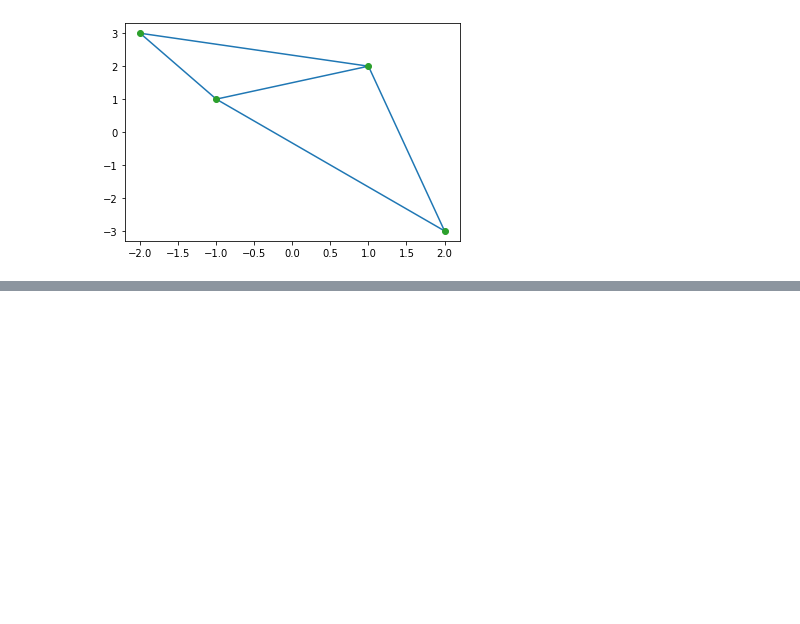
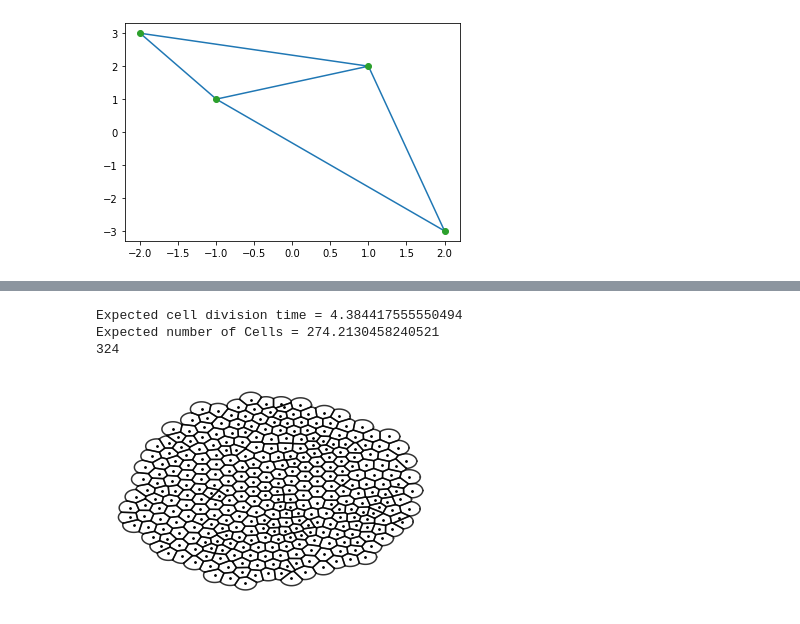
Before and after one commit to SchardtS/Cell-Differentiation, a Jupyter notebook: Testing Ground.ipynb, the cells around one changed output, grey strips where cells are left out. Saved outputs shown, nothing was run; the diff lists cells and outputs as text; code cells hidden in the pictures; blank space fills up the shorter version.

```diff
--- a/Testing Ground.ipynb
+++ b/Testing Ground.ipynb
@@ -922,0 +1004,24 @@ Organoid 68 consists of 831 cells
+# %%
+import numpy as np
+import matplotlib.pyplot as plt
+from FVmesh import initializeFVmesh
+from Organoid2D import initializeOrganoid
+from Parameters import setParameters
+
+Prm = setParameters()
+Prm.sigma = 1
+Prm.nofCells_end = 400
+Prm.F0 = 1
+Prm.alpha = 2
+Organoid = initializeOrganoid(Prm, Transcription=False)
+Pos = Organoid.Pos
+Radius = np.ones(len(Pos))*1.1
+FVmesh = initializeFVmesh(Pos, Radius=Radius)
+
+FVmesh.plot()
+print(FVmesh.nofCells)
+# %% [output]
+Expected cell division time = 4.384417555550494
+Expected number of Cells = 274.2130458240521
+324
+[figure, added]
```
Also changed, not shown: parts of 12 cells of this notebook, 15 other files.
